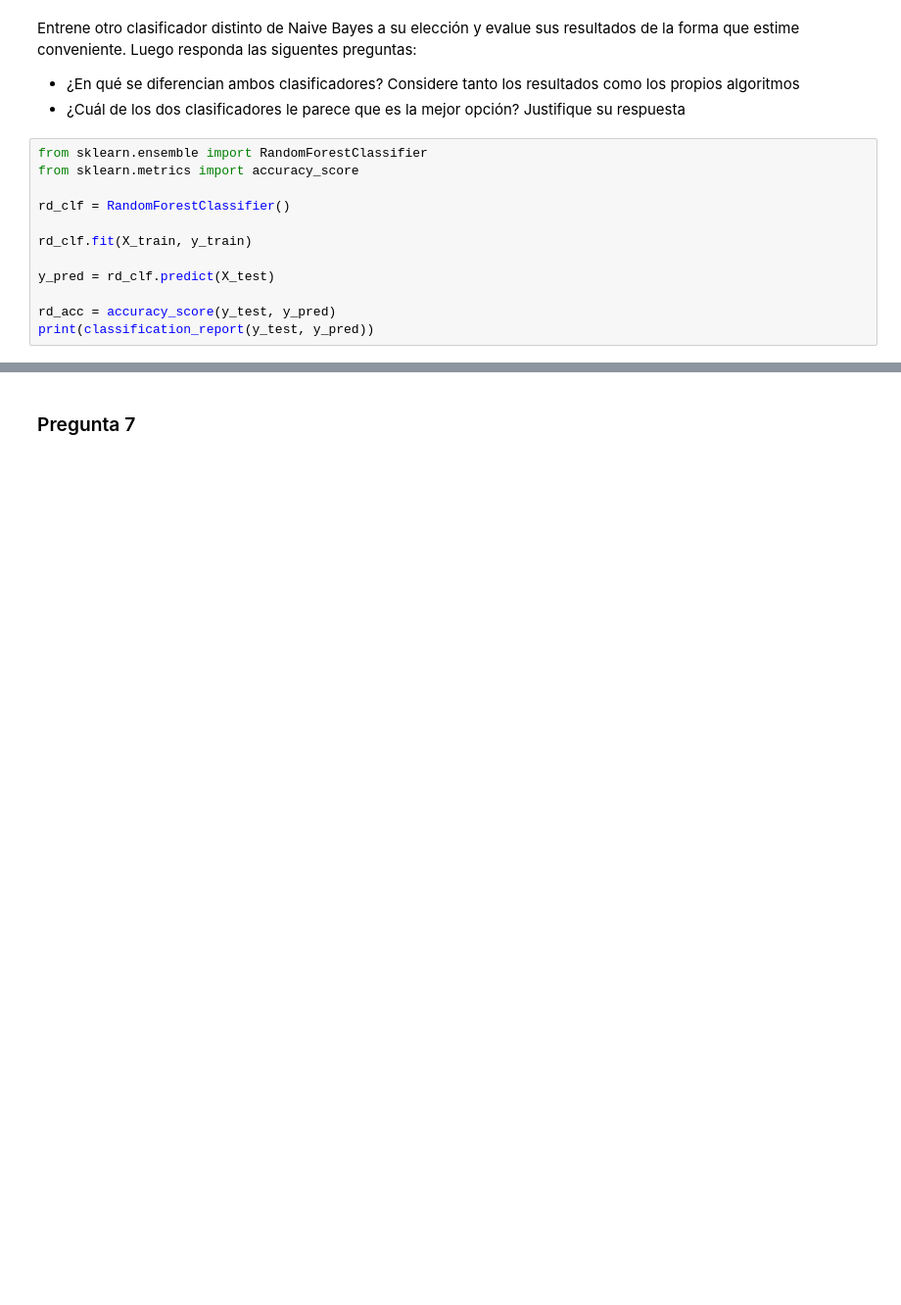
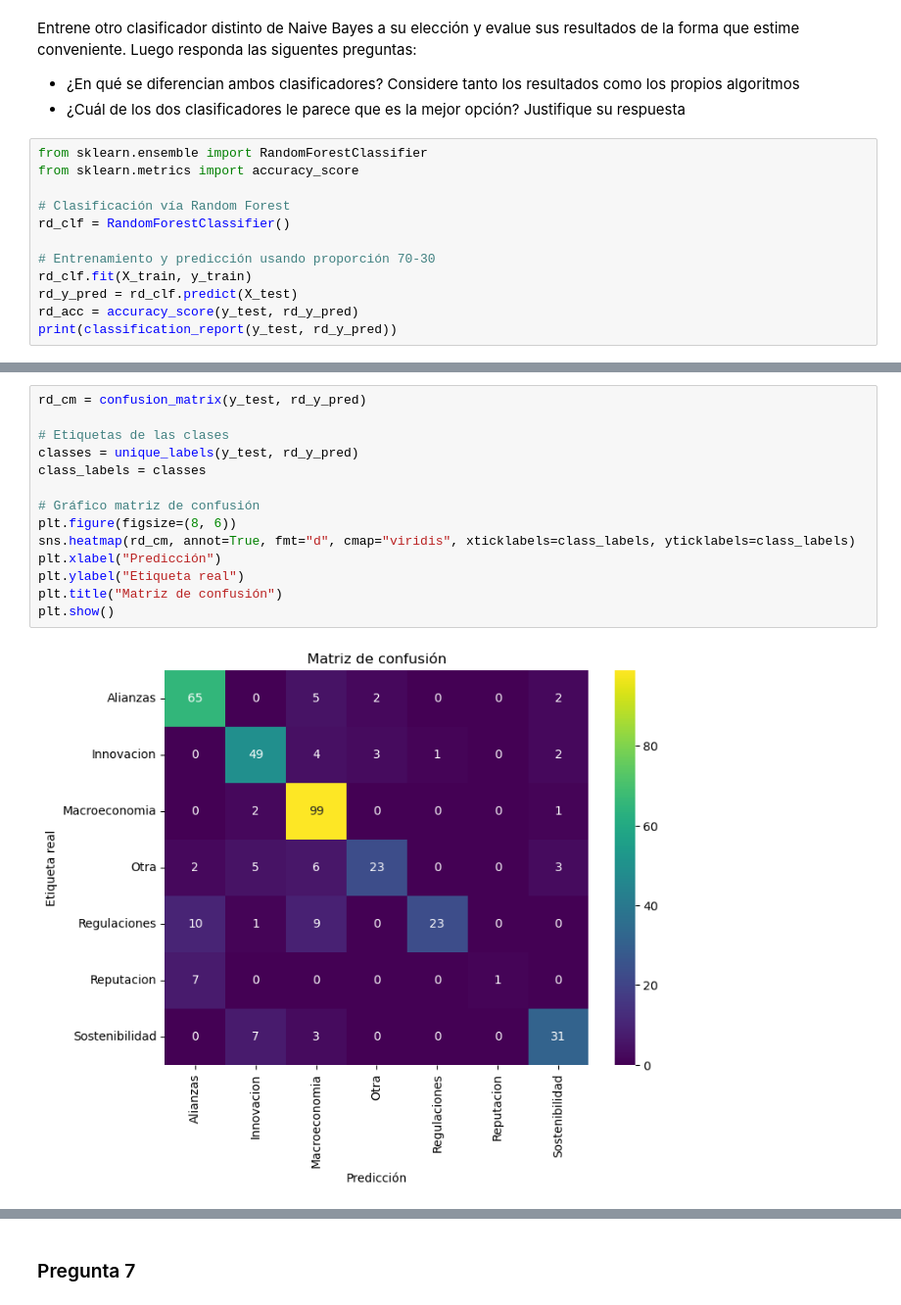
Before and after one commit to BnjmnNicholas/CC5205-Mineria_de_Datos_Labs, a Jupyter notebook: Lab_3/lab_3.ipynb, the cells around one changed output, grey strips where cells are left out. Shown at 98% size. Saved outputs shown, nothing was run; the diff lists cells and outputs as text; blank space fills up the shorter version.

```diff
--- a/Lab_3/lab_3.ipynb
+++ b/Lab_3/lab_3.ipynb
@@ -367,14 +375,14 @@ Entrene otro clasificador distinto de Naive Bayes a su elección y evalue sus re
 from sklearn.ensemble import RandomForestClassifier
 from sklearn.metrics import accuracy_score
 
+# Clasificación vía Random Forest
 rd_clf = RandomForestClassifier()
 
+# Entrenamiento y predicción usando proporción 70-30
 rd_clf.fit(X_train, y_train)
-
-y_pred = rd_clf.predict(X_test)
-
-rd_acc = accuracy_score(y_test, y_pred)
-print(classification_report(y_test, y_pred))
+rd_y_pred = rd_clf.predict(X_test)
+rd_acc = accuracy_score(y_test, rd_y_pred)
+print(classification_report(y_test, rd_y_pred))
 # %% [output]
                 precision    recall  f1-score   support
 
@@ -393,0 +413,16 @@ Sostenibilidad       0.89      0.76      0.82        41
+# %%
+rd_cm = confusion_matrix(y_test, rd_y_pred)
+
+# Etiquetas de las clases
+classes = unique_labels(y_test, rd_y_pred)
+class_labels = classes
+
+# Gráfico matriz de confusión
+plt.figure(figsize=(8, 6))
+sns.heatmap(rd_cm, annot=True, fmt="d", cmap="viridis", xticklabels=class_labels, yticklabels=class_labels)
+plt.xlabel("Predicción")
+plt.ylabel("Etiqueta real")
+plt.title("Matriz de confusión")
+plt.show()
+# %% [output]
+[figure, added]
```
Also changed, not shown: parts of 13 cells of this notebook.
